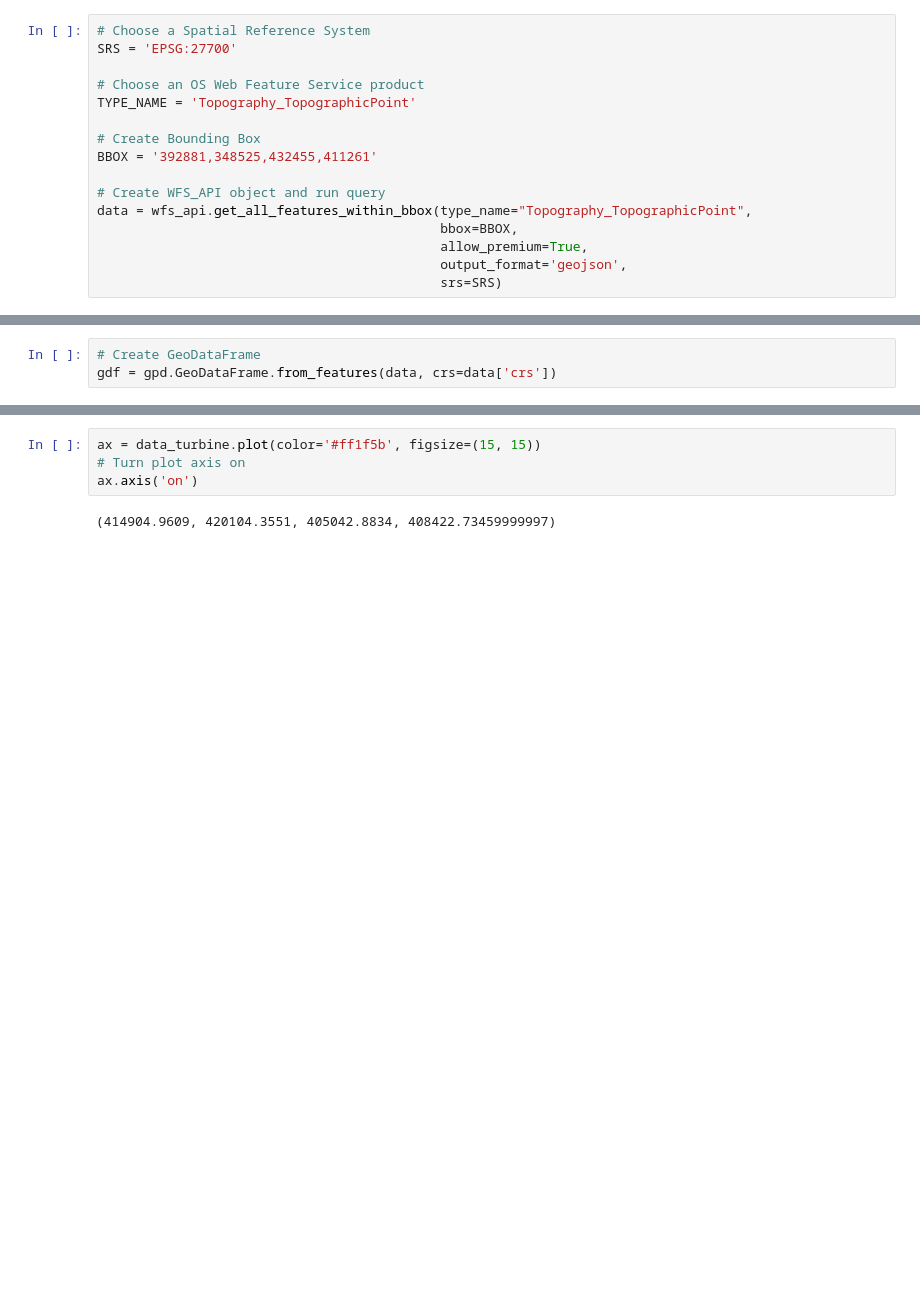
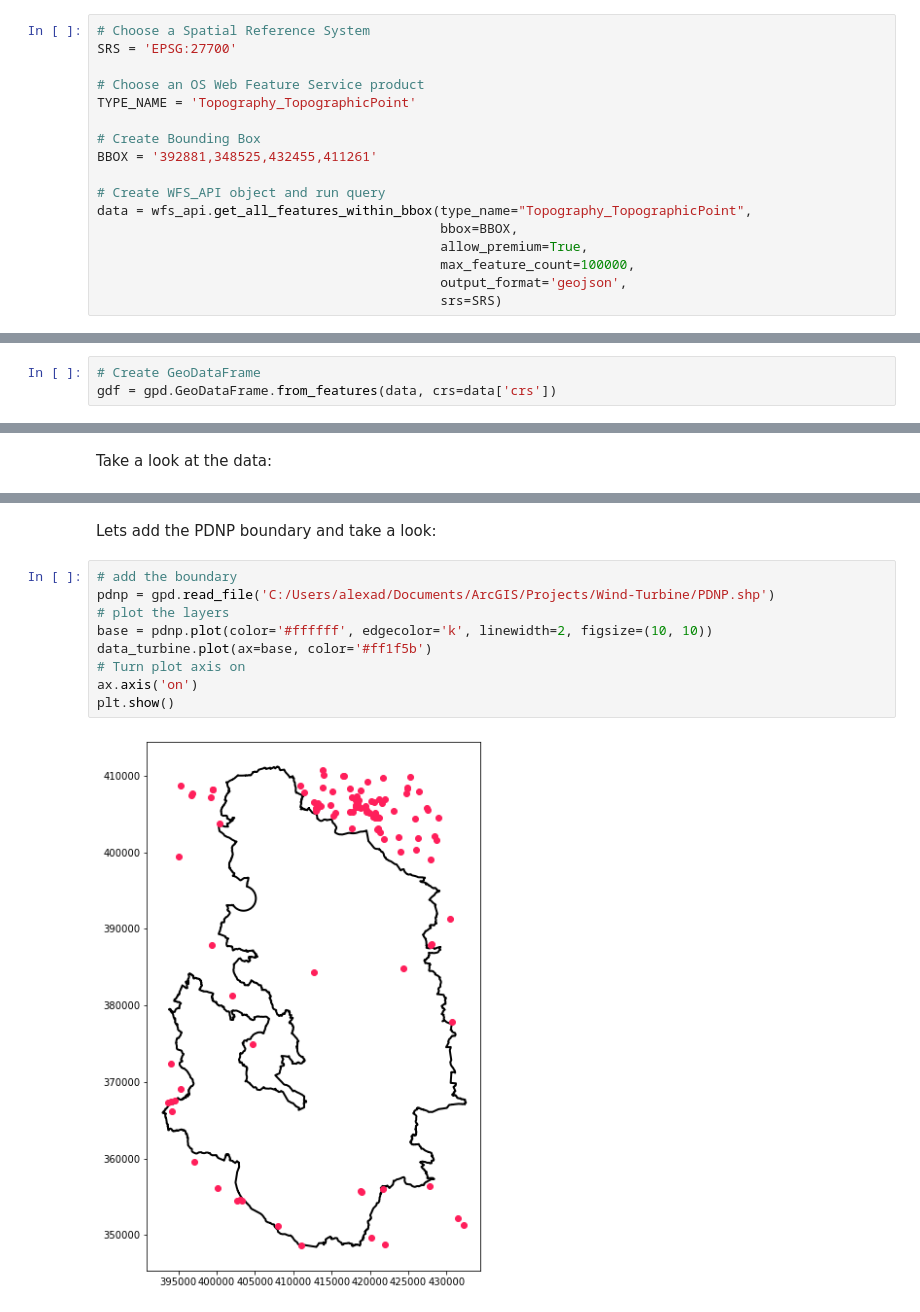
Before and after one commit to pdnpa/os-data-wind-turbines, a Jupyter notebook: os-wind-turbine.ipynb, the cells around one changed output, grey strips where cells are left out. Saved outputs shown, nothing was run; the diff lists cells and outputs as text; blank space fills up the shorter version.

```diff
--- a/os-wind-turbine.ipynb
+++ b/os-wind-turbine.ipynb
@@ -35,5 +72,6 @@ BBOX = '392881,348525,432455,411261'
 data = wfs_api.get_all_features_within_bbox(type_name="Topography_TopographicPoint",
                                             bbox=BBOX,
                                             allow_premium=True,
+                                            max_feature_count=100000,
                                             output_format='geojson',
                                             srs=SRS)
@@ -56,4 +119,6 @@ gdf.head(n = 5)
 data_turbine = gdf[gdf.DescriptiveTerm == "Wind Turbine"]
+# %% [markdown]
+Take a look at the data:
 # %%
 data_turbine.head(n = 5)
 # %% [output]
@@ -63,9 +128,16 @@ data_turbine.head(n = 5)
 | 377 | POINT (419868.019 405196.513) | 1304590 | osgb5000005130732067 | 10186 | 2 | 2/26/2018 | Structures | 1 | ... |
 | 378 | POINT (419542.401 405526.850) | 1304591 | osgb5000005130732073 | 10186 | 2 | 2/26/2018 | Structures | 1 | ... |
 | 422 | POINT (415141.297 407944.302) | 1304635 | osgb5000005135712931 | 10186 | 3 | 3/12/2020 | Structures | 1 | ... |
-# %%
-ax = data_turbine.plot(color='#ff1f5b', figsize=(15, 15))
-# Turn plot axis on
-ax.axis('on')
-# %% [output]
-(414904.9609, 420104.3551, 405042.8834, 408422.73459999997)
+# %% [markdown]
+Lets add the PDNP boundary and take a look:
+# %%
+# add the boundary
+pdnp = gpd.read_file('C:/Users/alexad/Documents/ArcGIS/Projects/Wind-Turbine/PDNP.shp')
+# plot the layers
+base = pdnp.plot(color='#ffffff', edgecolor='k', linewidth=2, figsize=(10, 10))
+data_turbine.plot(ax=base, color='#ff1f5b')
+# Turn plot axis on
+ax.axis('on')
+plt.show()
+# %% [output]
+[figure, added]
```
Also changed, not shown: parts of 18 cells of this notebook.
